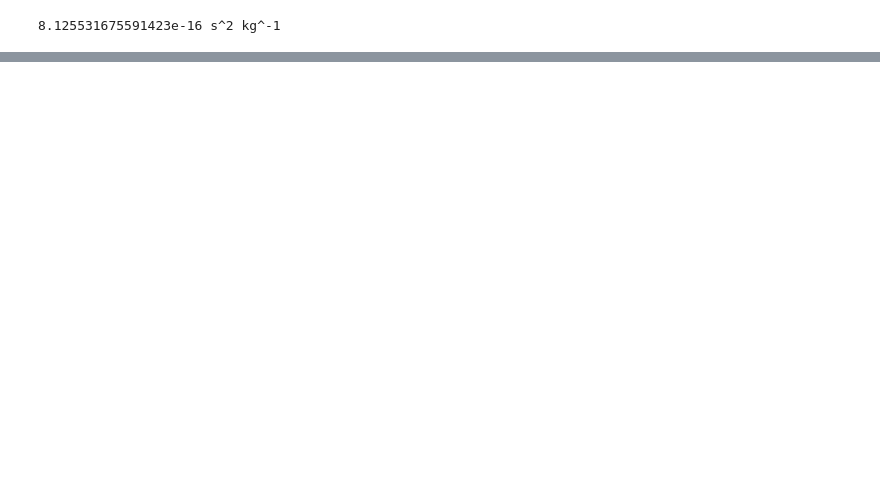
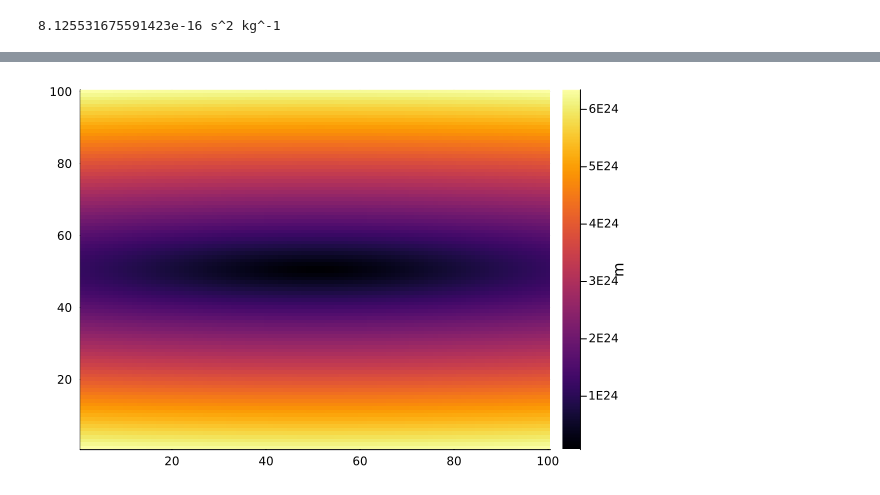
Before and after one commit to javierurrutialeiva/triax-painting-tSZ, a Jupyter notebook: base.ipynb, the cells around one changed output, grey strips where cells are left out. Cells and saved outputs as stored; diff of their text form; code cells hidden in the pictures; blank space fills up the shorter version.

```diff
--- a/base.ipynb
+++ b/base.ipynb
@@ -163,0 +272,4 @@ Closest candidates are:
+# %%
+heatmap(R[:, 50, :])
+# %% [output]
+[figure, added]
```
Also changed, not shown: parts of 10 cells of this notebook.
